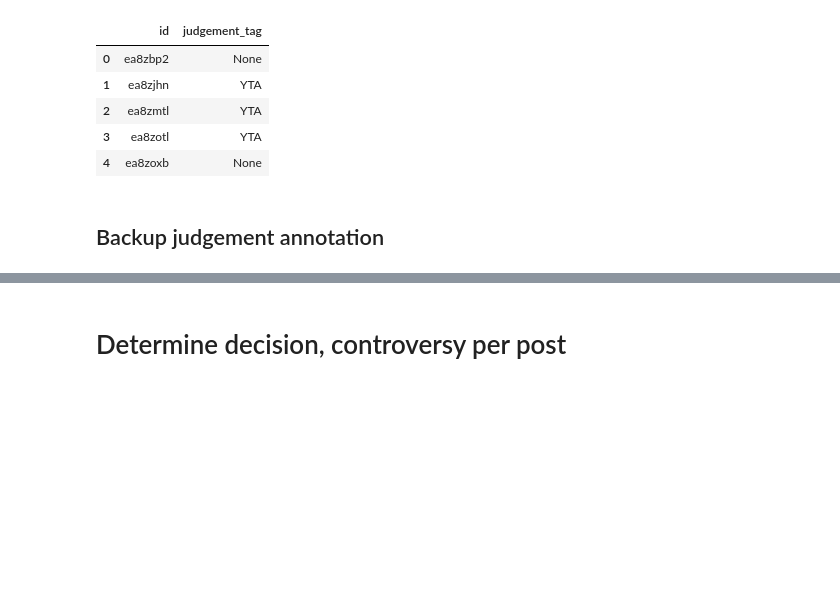
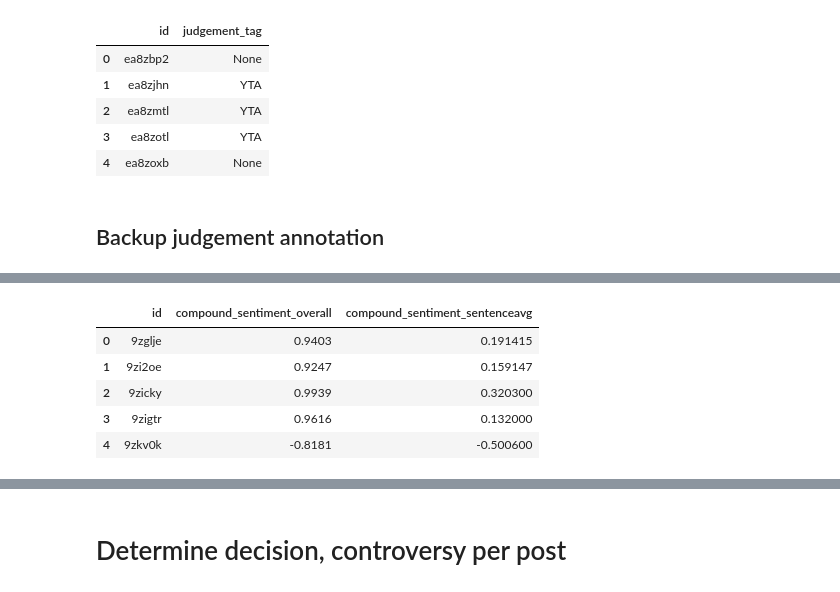
Before and after one commit to cephcyn/cornell_cs6742_a2, a Jupyter notebook: 01_metric_feasibility.ipynb, the cells around one changed output, grey strips where cells are left out. Drawn from its saved outputs; the diff is of its cells as text; code cells hidden in the pictures; blank space fills up the shorter version.

```diff
--- a/01_metric_feasibility.ipynb
+++ b/01_metric_feasibility.ipynb
@@ -157,7 +158,7 @@ posts_sizefilter_df.shape
 # %%
 # Backup the sizefiltered version of dataset
 
-if REWRITE_BACKUPS_FLAG:
+if REWRITE_ANN_BACKUPS_FLAG:
     posts_df = posts_sizefilter_df
     posts_df.to_csv(f'backup_posts_sizefilter_df.csv', index=False)
     comms_df = comms_sizefilter_df
@@ -236 +252,29 @@ comms_df[:2]
+# %%
+# Get the sentiment of each post plaintext
+def post_sentiment(posts_df):
+    tags = {'id': [], 'compound_sentiment_overall': [], 'compound_sentiment_sentenceavg': []}
+    for _, post in posts_df.iterrows():
+        text = post['selftext']
+        if isinstance(text, str):
+            csentiment_overall = sia.polarity_scores(text)['compound']
+            csentiment_sentence = [sia.polarity_scores(s)['compound'] for s in sent_tokenize(text)]
+            csentiment_sentence = sum(csentiment_sentence)/len(csentiment_sentence)
+        else:
+            csentiment_overall = 0
+            csentiment_sentence = 0
+        # Save sentiment pieces
+        tags['id'].append(post['id'])
+        tags['compound_sentiment_overall'].append(csentiment_overall)
+        tags['compound_sentiment_sentenceavg'].append(csentiment_sentence)
+    return pd.DataFrame(tags)
+
+post_sentiment(posts_df[:5])
+# posts_df[:5].merge(post_sentiment(posts_df[:5]), left_on='id', right_on='id')
+# %% [output]
+|  | id | compound_sentiment_overall | compound_sentiment_sentenceavg |
+| 0 | 9zglje | 0.9403 | 0.191415 |
+| 1 | 9zi2oe | 0.9247 | 0.159147 |
+| 2 | 9zicky | 0.9939 | 0.320300 |
+| 3 | 9zigtr | 0.9616 | 0.132000 |
+| 4 | 9zkv0k | -0.8181 | -0.500600 |
 # %%
```
Also changed, not shown: parts of 18 cells of this notebook, 1 other file.
